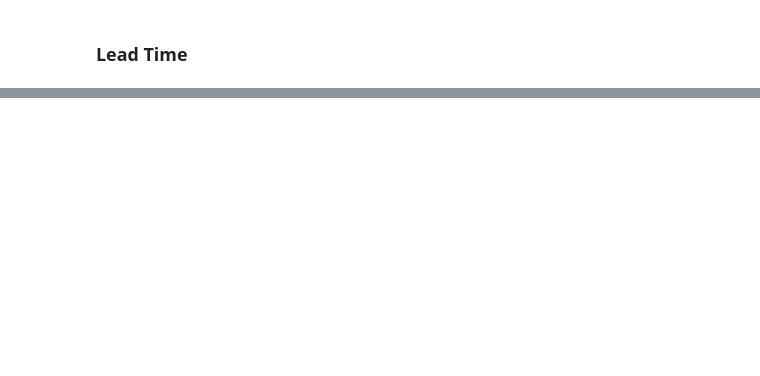
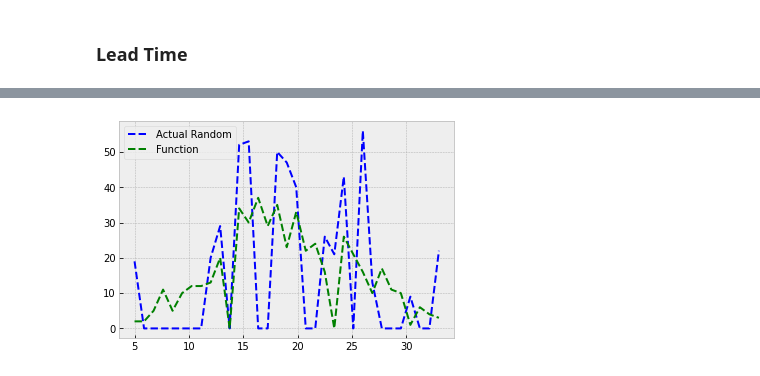
Before and after one commit to zkavtaskin/Lead-Time-Driven-Delivery-Simulation, a Jupyter notebook: Notebook/LittlePower.ipynb, the cells around one changed output, grey strips where cells are left out. Saved outputs shown, nothing was run; the diff lists cells and outputs as text; code cells hidden in the pictures; blank space fills up the shorter version.

```diff
--- a/Notebook/LittlePower.ipynb
+++ b/Notebook/LittlePower.ipynb
@@ -265,0 +290,18 @@ Despite of the Fitter suggestions, cycle time using log norm gives KS p-value at
+# %%
+wip_fitted_discretized = np.copy(wip_fitted)
+p_overflow = (wip_cumulative[-1:]-1.0)[0]
+p_overflow = p_overflow / wip_max
+wip_fitted_discretized = wip_fitted_discretized - p_overflow
+
+actual_sample = np.random.choice(sprints_workitem_count["Count"].values, 500)
+actual, bins = np.histogram(actual_sample, bins=wip_max)
+
+function_sample = np.random.choice(X, 500, p=wip_fitted_discretized)
+simulated, bins = np.histogram(function_sample, bins=wip_max)
+
+plt.plot(X, actual, 'b--', label="Actual Random")
+plt.plot(X, simulated, 'g--', label="Function")
+plt.legend()
+plt.show()
+# %% [output]
+[figure, added]
```
Also changed, not shown: parts of 12 cells of this notebook.
